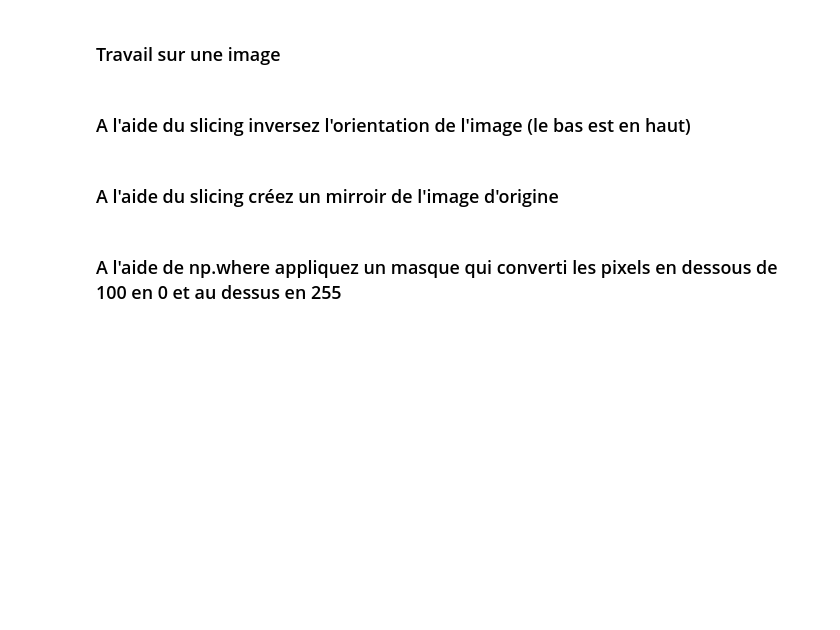
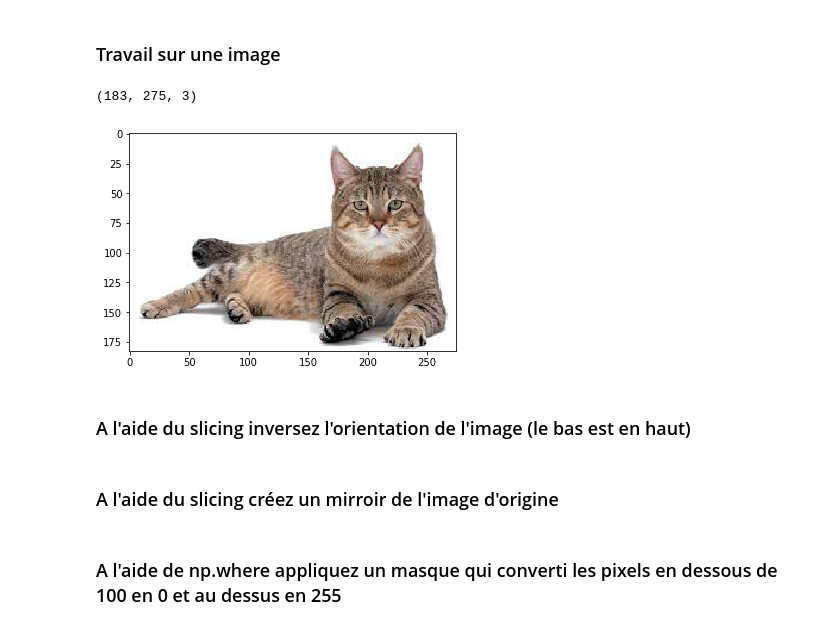
Before and after one commit to xavbart/ateliers-ml-2019-XB, a Jupyter notebook: Semaine-02/Semaine2-exercices.ipynb, the cells around one changed output. Drawn from its saved outputs; the diff is of its cells as text; code cells hidden in the pictures; blank space fills up the shorter version.

```diff
--- a/Semaine-02/Semaine2-exercices.ipynb
+++ b/Semaine-02/Semaine2-exercices.ipynb
@@ -555,11 +591,15 @@ array([ 0,  0,  1,  4,  9, 25, 64])
 # %%
 #install scikit-image
 import numpy as np
 from skimage import io
 import matplotlib.pyplot as plt
 %matplotlib inline
 photo = io.imread("cat.jpeg")
 plt.imshow(photo)
+photo.shape
+# %% [output]
+(183, 275, 3)
+[figure, added]
 # %% [markdown]
 ### A l'aide du slicing inversez l'orientation de l'image (le bas est en haut)
 # %% [markdown]
```
Also changed, not shown: parts of 17 cells of this notebook.
